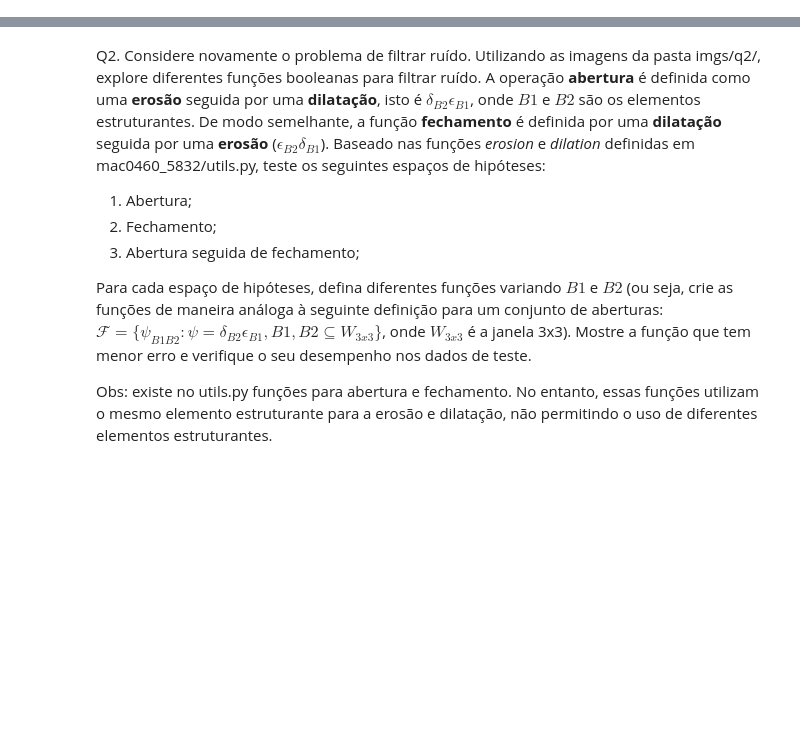
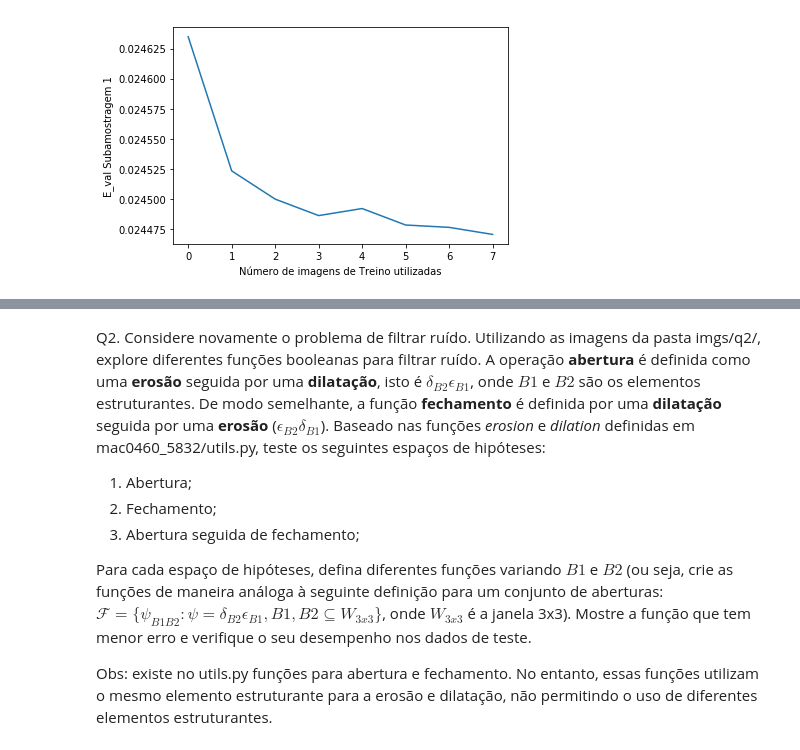
Before and after one commit to Larissa13/Mac0460-ML, a Jupyter notebook: ep2/ep2.ipynb, the cells around one changed output, grey strips where cells are left out. Saved outputs shown, nothing was run; the diff lists cells and outputs as text; code cells hidden in the pictures; blank space fills up the shorter version.

```diff
--- a/ep2/ep2.ipynb
+++ b/ep2/ep2.ipynb
@@ -140,11 +140,7 @@ def apply_learnmult(result, image, window, center):
     return o_image
 
 def calculate_error(image_in, image_out):
-    error = 0.0
-    for i in range(np.shape(image_in)[0]):
-        for j in range(np.shape(image_in)[1]):
-            if (image_in[i][j]) != (image_out[i][j]):
-                error+=1
+    error = (image_in != image_out).sum()
     return error
 
 def get_resultsIt(in_image, out_image, window, center, n):
@@ -226,10 +216,10 @@ e_val1 = []
 results_sub1 = [results1, results1a, results1b]
 windows_sub1 = [window1, window1a, window1b]
 centers_sub1 = [center1a, center1a, center1c]
-for i in range(n):
+for i in range(8):
     results = [results_sub1[0][i], results_sub1[1][i], results_sub1[2][i]]
     e_in = 0.0
-    for j in range(i):
+    for j in range(i+1):
         res_image = apply_learnmult(results, in_images1[j], windows_sub1, centers_sub1)
         e_in += calculate_error(res_image, out_image1[j])
 
@@ -240,8 +230,4 @@ for i in range(n):
         res_image = apply_learnmult(results, in_images1[j], windows_sub1, centers_sub1)
         e_val += (calculate_error(res_image, out_image1[j]))
     e_val1.append(e_val/(H*W*2))
-
-plt.plot(e_in1)
-plt.xlabel('Número de imagens de Treino utilizadas')
-plt.ylabel('E_in Subamostragem 1')
 # %% [output]
@@ -252,2 +249,9 @@ plt.ylabel('E_in Subamostragem 1')
+# %%
+plt.plot(e_val1)
+plt.xlabel('Número de imagens de Treino utilizadas')
+plt.ylabel('E_val Subamostragem 1')
+plt.show()
+# %% [output]
+[figure, added]
 # %%
 #subamostragem2 window1, window1c, window1b
```
Also changed, not shown: parts of 17 cells of this notebook, 1 other file.
